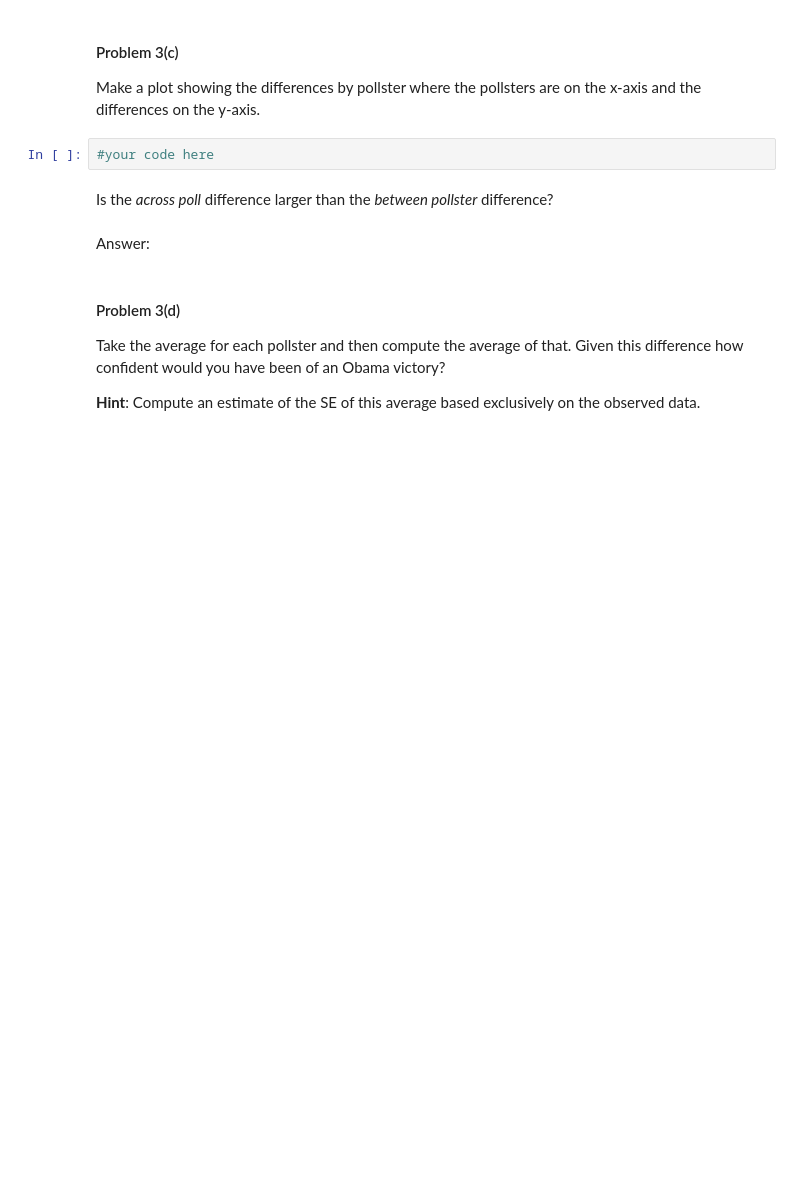
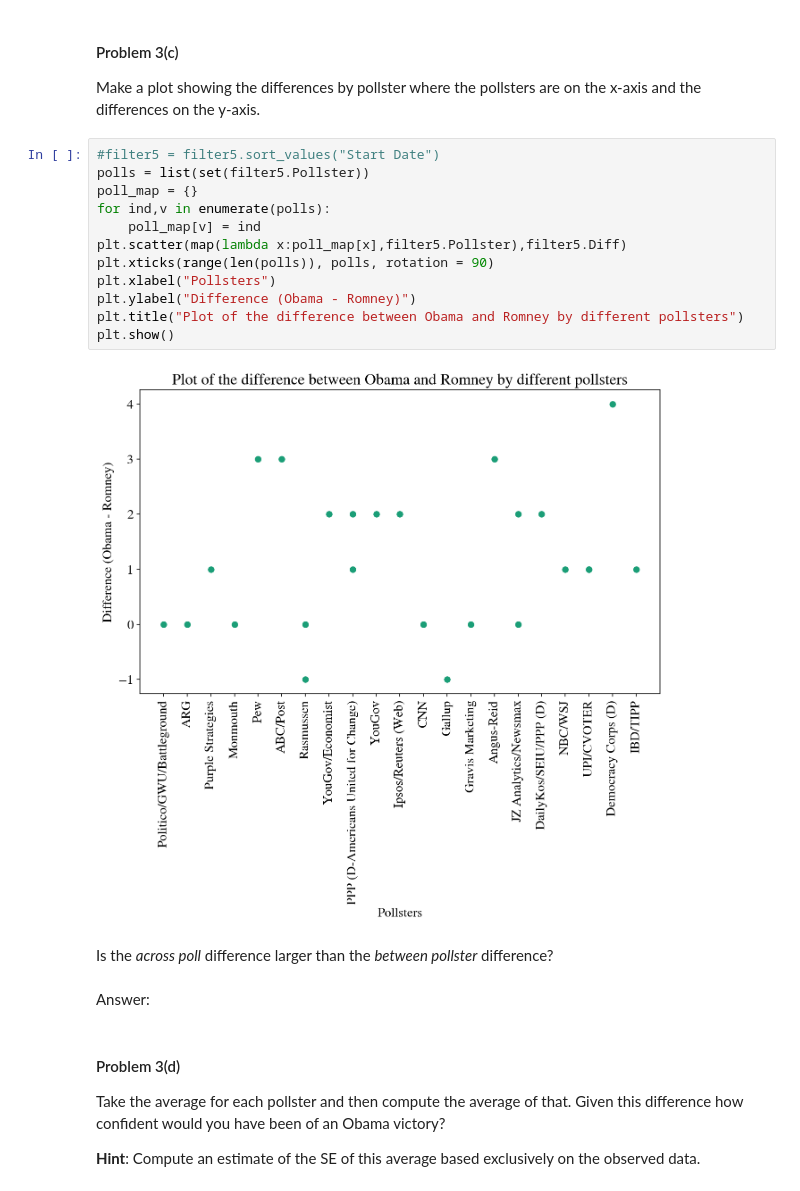
Before and after one commit to ShichengChen/cs109, a Jupyter notebook: 2014-master/homework/HW2.ipynb, the cells around one changed output. Saved outputs shown, nothing was run; the diff lists cells and outputs as text; blank space fills up the shorter version.

```diff
--- a/2014-master/homework/HW2.ipynb
+++ b/2014-master/homework/HW2.ipynb
@@ -600,8 +675,20 @@ Make a plot of the differences for the week before the election (e.g. 5 days) wh
 #### Problem 3(c)
 
 Make a plot showing the differences by pollster where the pollsters are on the x-axis and the differences on the y-axis.
-# %%
-#your code here
+# %%
+#filter5 = filter5.sort_values("Start Date")
+polls = list(set(filter5.Pollster))
+poll_map = {}
+for ind,v in enumerate(polls):
+    poll_map[v] = ind
+plt.scatter(map(lambda x:poll_map[x],filter5.Pollster),filter5.Diff)
+plt.xticks(range(len(polls)), polls, rotation = 90)
+plt.xlabel("Pollsters")
+plt.ylabel("Difference (Obama - Romney)")
+plt.title("Plot of the difference between Obama and Romney by different pollsters")
+plt.show()
+# %% [output]
+[figure, added]
 # %% [markdown]
 Is the *across poll* difference larger than the *between pollster* difference?
 # %% [markdown]
```
Also changed, not shown: parts of 35 cells of this notebook, 5 other files.
